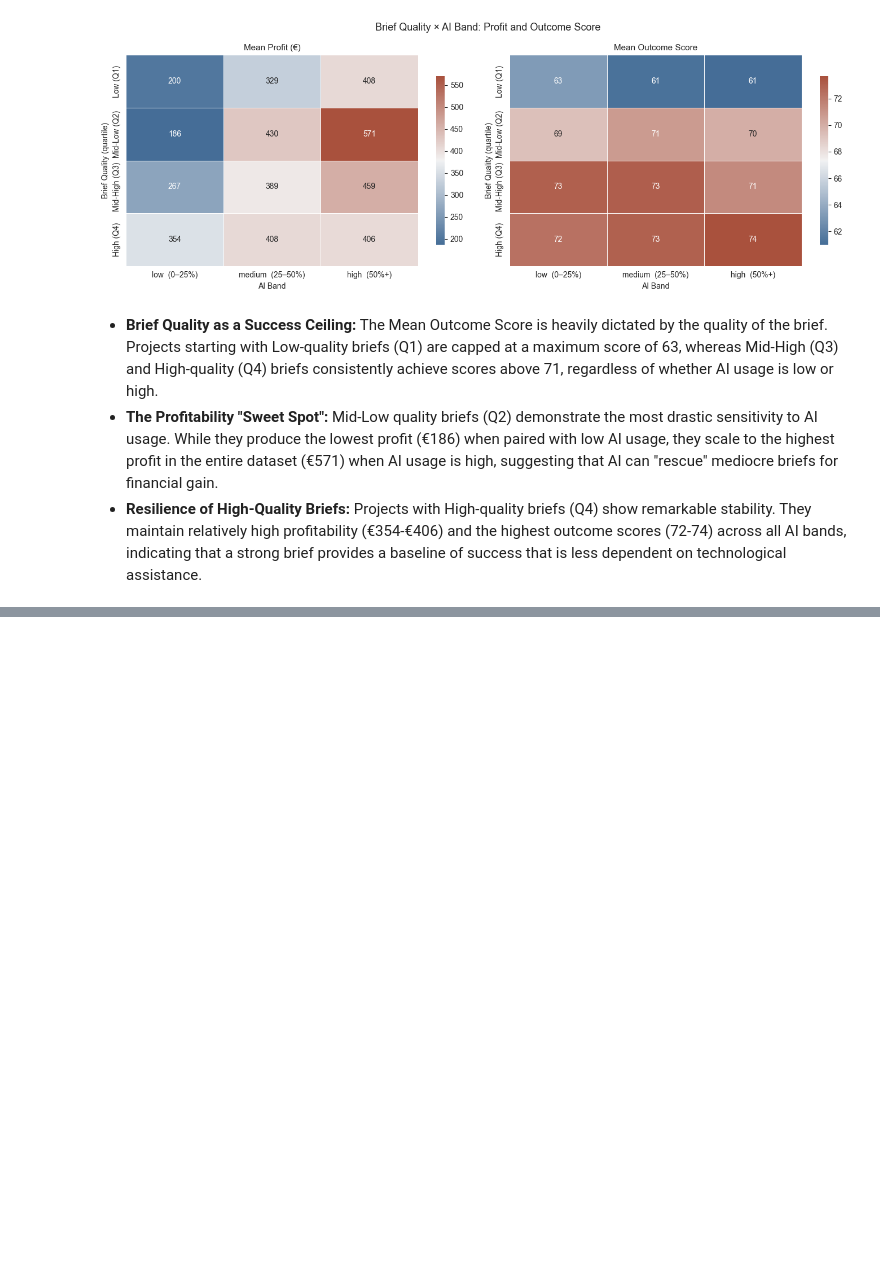
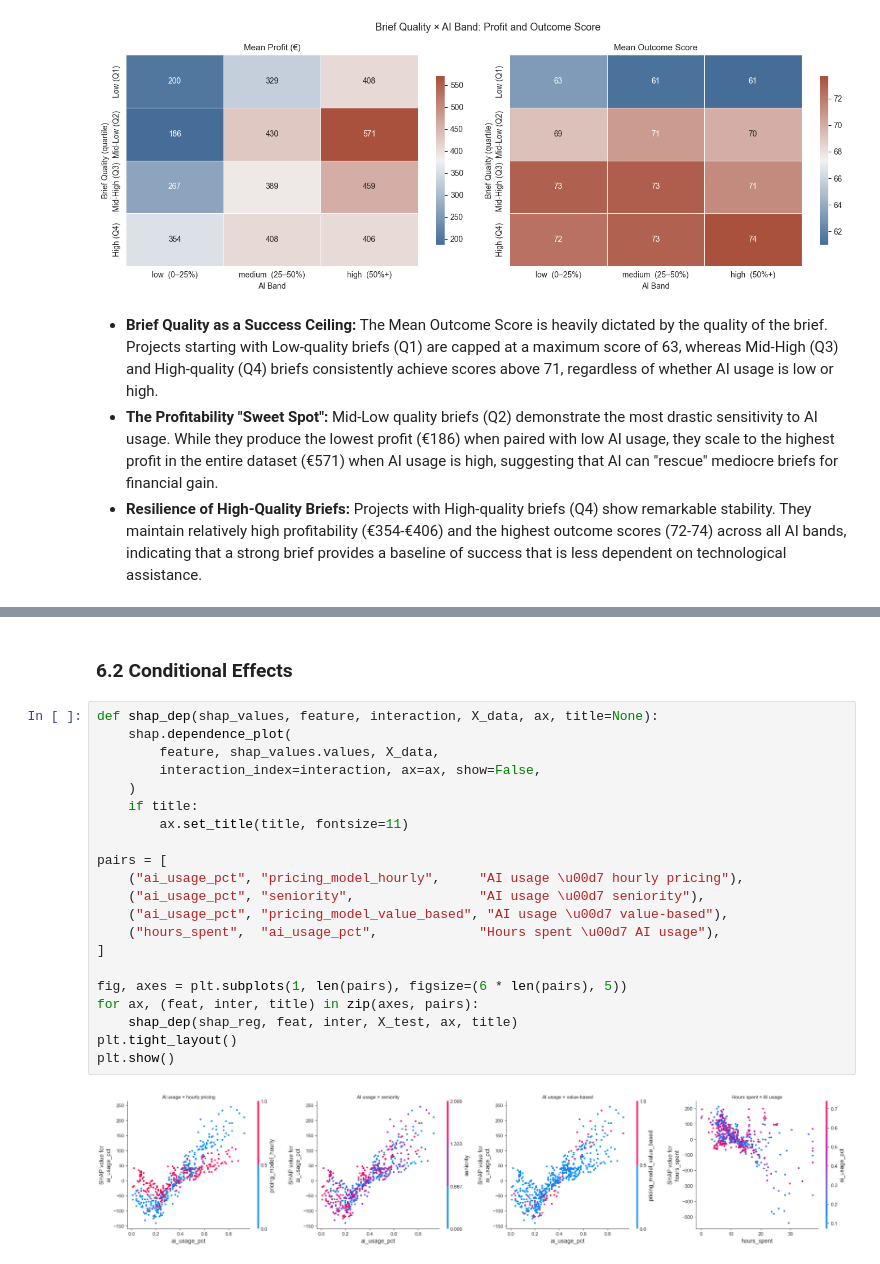
Before and after one commit to tabbba/Machine-Learning-810161, a Jupyter notebook: main.ipynb, the cells around one changed output, grey strips where cells are left out. Saved outputs shown, nothing was run; the diff lists cells and outputs as text; blank space fills up the shorter version.

```diff
--- a/eda.ipynb
+++ b/main.ipynb
@@ -1692,0 +2278,25 @@ plt.show()
+# %% [markdown]
+### 6.2 Conditional Effects
+# %%
+def shap_dep(shap_values, feature, interaction, X_data, ax, title=None):
+    shap.dependence_plot(
+        feature, shap_values.values, X_data,
+        interaction_index=interaction, ax=ax, show=False,
+    )
+    if title:
+        ax.set_title(title, fontsize=11)
+
+pairs = [
+    ("ai_usage_pct", "pricing_model_hourly",     "AI usage \u00d7 hourly pricing"),
+    ("ai_usage_pct", "seniority",                "AI usage \u00d7 seniority"),
+    ("ai_usage_pct", "pricing_model_value_based", "AI usage \u00d7 value-based"),
+    ("hours_spent",  "ai_usage_pct",             "Hours spent \u00d7 AI usage"),
+]
+
+fig, axes = plt.subplots(1, len(pairs), figsize=(6 * len(pairs), 5))
+for ax, (feat, inter, title) in zip(axes, pairs):
+    shap_dep(shap_reg, feat, inter, X_test, ax, title)
+plt.tight_layout()
+plt.show()
+# %% [output]
+[figure, added]
```
Also changed, not shown: parts of 43 cells of this notebook, 5 other files.
